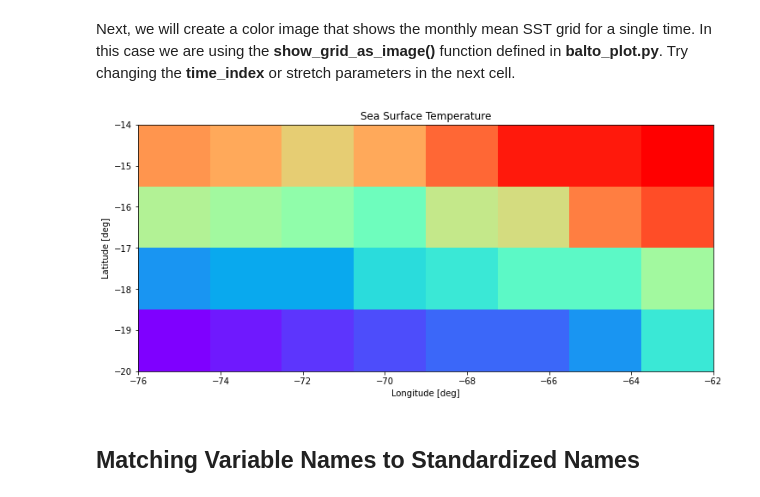
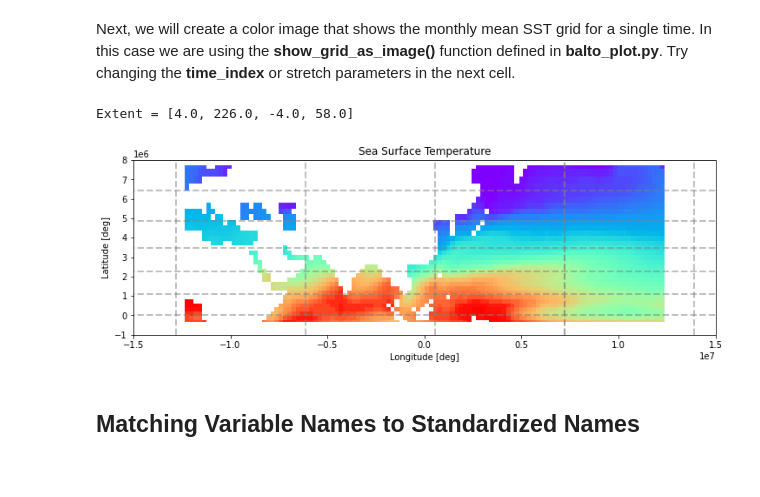
Before and after one commit to peckhams/balto_gui, a Jupyter notebook: BALTO_GUI_v2.ipynb, the cells around one changed output. Cells and saved outputs as stored; diff of their text form; code cells hidden in the pictures.

```diff
--- a/BALTO_GUI_v2.ipynb
+++ b/BALTO_GUI_v2.ipynb
@@ -161,20 +161,24 @@ Next, we will create a color image that shows the monthly mean SST grid for a si
 # %%
 # Avail. color maps:  rainbow, hsv, jet, gist_rainbow, gist_ncar, gist_stern
 
 # Available stretches:
 # hist_equal, power_stretch1, power_stretch2, power_stretch3, log_stretch.
 # The last 4 have parameters.  See balto_plot.py.
 
+# For plt.imshow, need [minlon, maxlon, minlat, maxlat]
 extent = [lons.min(), lons.max(), lats.min(), lats.max()]
-time_index = 20
+
+time_index = 2
 grid = sst[time_index,:,:]
 
 bp.show_grid_as_image( grid, 'Sea Surface Temperature', extent=extent,
                        cmap='rainbow', stretch_name='hist_equal',
+                       projection='mercator',
                        nodata_value=32767.0, xsize=12.0, ysize=8.0,
                        stretch_a = 1.0, stretch_b = 1.0, stretch_p = 1.0 )
 # %% [output]
+Extent = [4.0, 226.0, -4.0, 58.0]
-[figure, old version]
+[figure, new version]
 # %% [markdown]
 ## Matching Variable Names to Standardized Names  <a id="var_match"></a>
 # %% [markdown]
```
Also changed, not shown: parts of 8 cells of this notebook.
